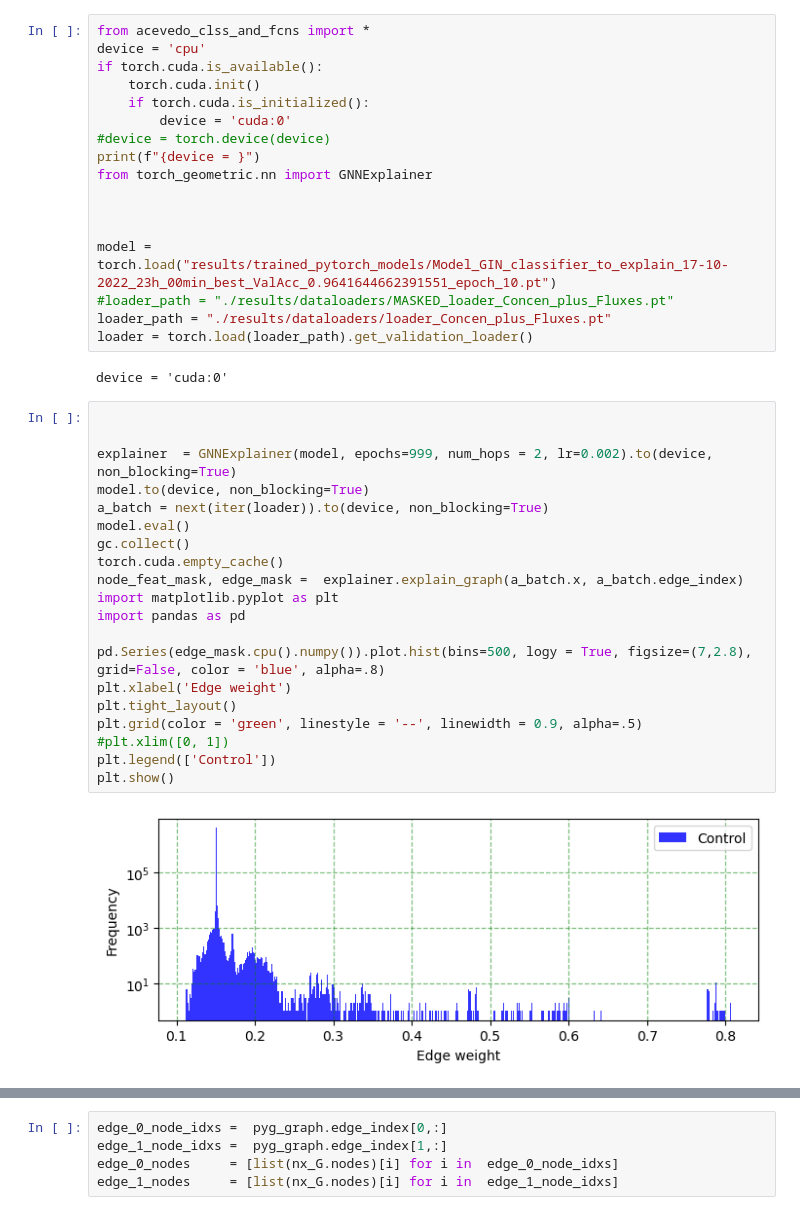
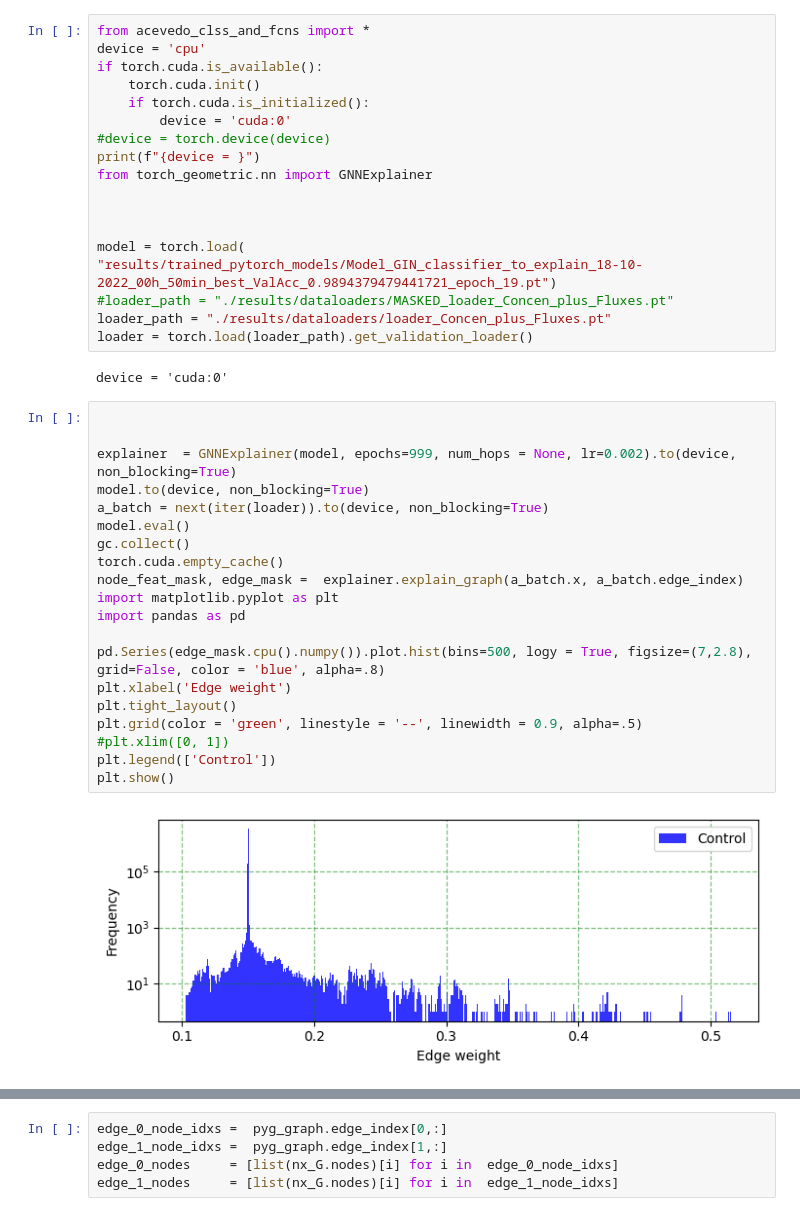
Before and after one commit to DeepenData/Graph_Neural_Networks_and_Phenylketonuria, a Jupyter notebook: src/step04_explainer.ipynb, the cells around one changed output, grey strips where cells are left out. Drawn from its saved outputs; the diff is of its cells as text.

```diff
--- a/src/step04_explainer.ipynb
+++ b/src/step04_explainer.ipynb
@@ -11,7 +11,8 @@ from torch_geometric.nn import GNNExplainer
 
 
 
-model = torch.load("results/trained_pytorch_models/Model_GIN_classifier_to_explain_17-10-2022_23h_00min_best_ValAcc_0.9641644662391551_epoch_10.pt")
+model = torch.load(
+"results/trained_pytorch_models/Model_GIN_classifier_to_explain_18-10-2022_00h_50min_best_ValAcc_0.9894379479441721_epoch_19.pt")
 #loader_path = "./results/dataloaders/MASKED_loader_Concen_plus_Fluxes.pt"
 loader_path = "./results/dataloaders/loader_Concen_plus_Fluxes.pt"
 loader = torch.load(loader_path).get_validation_loader()
@@ -20,25 +21,25 @@ device = 'cuda:0'
 # %%
 
 
-explainer  = GNNExplainer(model, epochs=999, num_hops = 2, lr=0.002).to(device, non_blocking=True)
+explainer  = GNNExplainer(model, epochs=999, num_hops = None, lr=0.002).to(device, non_blocking=True)
 model.to(device, non_blocking=True)
 a_batch = next(iter(loader)).to(device, non_blocking=True)
 model.eval()
 gc.collect()
 torch.cuda.empty_cache()
 node_feat_mask, edge_mask =  explainer.explain_graph(a_batch.x, a_batch.edge_index)
 import matplotlib.pyplot as plt
 import pandas as pd
 
 pd.Series(edge_mask.cpu().numpy()).plot.hist(bins=500, logy = True, figsize=(7,2.8), grid=False, color = 'blue', alpha=.8)
 plt.xlabel('Edge weight')
 plt.tight_layout()
 plt.grid(color = 'green', linestyle = '--', linewidth = 0.9, alpha=.5)
 #plt.xlim([0, 1])
 plt.legend(['Control'])
 plt.show()
 # %% [output]
-[figure, old version]
+[figure, new version]
 # %%
 import networkx as nx
 
```
Also changed, not shown: parts of 3 cells of this notebook, 4 other files.
